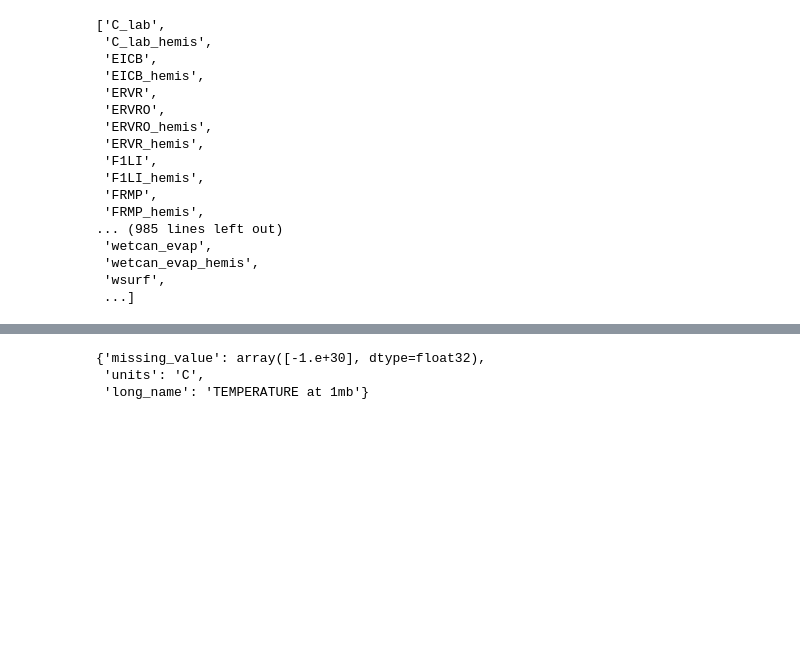
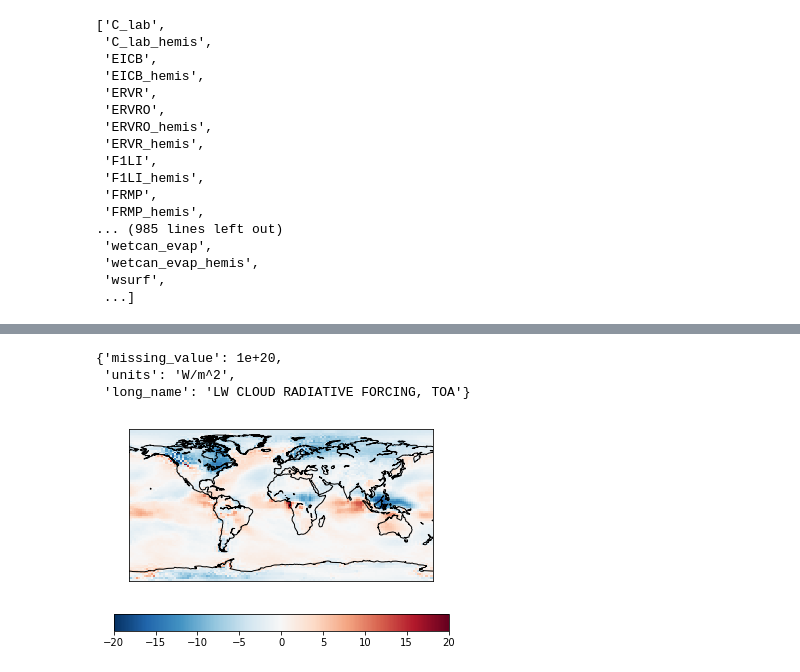
Before and after one commit to katemarvel/WCRP_ECS, a Jupyter notebook: GISS_LGM.ipynb, the cells around one changed output, grey strips where cells are left out. Saved outputs shown, nothing was run; the diff lists cells and outputs as text; code cells hidden in the pictures; blank space fills up the shorter version.

Commit message:
added radiative kernels

```diff
--- a/GISS_LGM.ipynb
+++ b/GISS_LGM.ipynb
@@ -360,6 +334,10 @@ plt.savefig("/Users/kmarvel/Desktop/A0p5CO2.png")
 # %%
-fLGM.variables["t_1"].attributes
+fLGM['lwcrf_toa'].attributes
 # %% [output]
-{'missing_value': array([-1.e+30], dtype=float32),
- 'units': 'C',
- 'long_name': 'TEMPERATURE at 1mb'}
+{'missing_value': 1e+20,
+ 'units': 'W/m^2',
+ 'long_name': 'LW CLOUD RADIATIVE FORCING, TOA'}
+# %%
+plot_delta("lwcrf_toa",vmin=-20,vmax=20)
+# %% [output]
+[figure, added]
```
Also changed, not shown: parts of 28 cells of this notebook, 1 other file.
